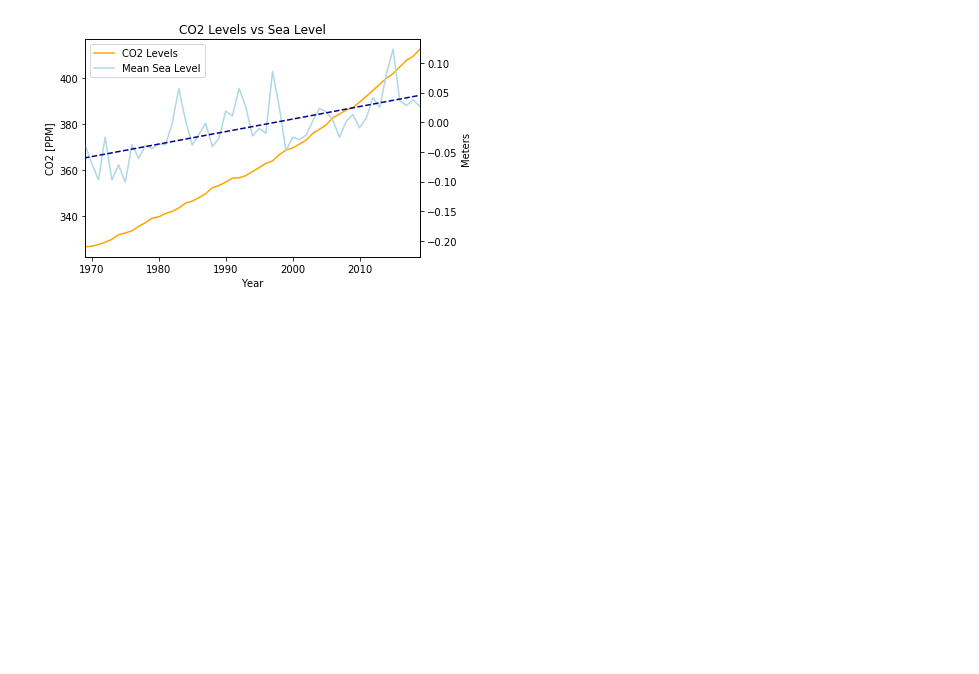
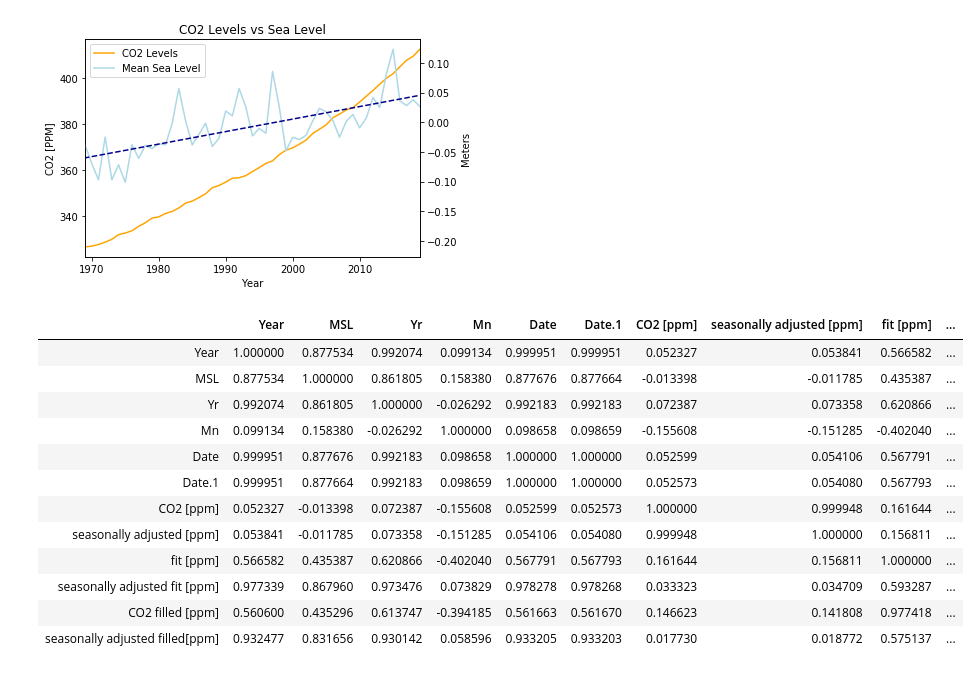
Before and after one commit to giantmagellan/sandiego-climate-analysis, a Jupyter notebook: SeaLevels.ipynb, the cells around one changed output. Saved outputs shown, nothing was run; the diff lists cells and outputs as text; code cells hidden in the pictures; blank space fills up the shorter version.

```diff
--- a/SeaLevels.ipynb
+++ b/SeaLevels.ipynb
@@ -275,14 +275,13 @@ Mean Temp (C)  0.680215       1.000000
 #alt - there is a relationship between sea level and temperature
 #reject null hypothesis; pvalue = significant, correlation = strong correlation
 # %%
-co2 = pd.read_csv('/Users/monicachao/Desktop/DatascienceBootcamp/Project1/Climate-Project-Repo/Monica/cleansamples.csv')
+co21 = pd.read_csv('/Users/monicachao/Desktop/DatascienceBootcamp/Project1/Climate-Project-Repo/Monica/cleansamples.csv')
 
 # Select Columns / Find means
-overallMean = co2['CO2 filled [ppm]'].mean()
+overallMean = co21['CO2 filled [ppm]'].mean()
 
-co2 = co2[['Yr','CO2 filled [ppm]']]
+co2 = co21[['Yr','CO2 filled [ppm]']]
 co2 = co2.groupby('Yr').mean()
 
 
 #co2.to_csv("co2cleaned.csv", encoding="utf-8", index=True)
-co2['CO2 filled [ppm]']
@@ -307,3 +288,5 @@ Name: CO2 filled [ppm], dtype: float64
+# %%
+merged2= finalcsv.join(co21)
 # %%
 # Plot sea temps vs co2 levels
 
@@ -332,3 +315,19 @@ plt.legend(lines, [line.get_label() for line in lines], loc='best')
 # %% [output]
 <matplotlib.legend.Legend at 0x...>
 [figure]
+# %%
+merged2.corr()
+# %% [output]
+|  | Year | MSL | Yr | Mn | Date | Date.1 | CO2 [ppm] | seasonally adjusted [ppm] | fit [ppm] | ... |
+| Year | 1.000000 | 0.877534 | 0.992074 | 0.099134 | 0.999951 | 0.999951 | 0.052327 | 0.053841 | 0.566582 | ... |
+| MSL | 0.877534 | 1.000000 | 0.861805 | 0.158380 | 0.877676 | 0.877664 | -0.013398 | -0.011785 | 0.435387 | ... |
+| Yr | 0.992074 | 0.861805 | 1.000000 | -0.026292 | 0.992183 | 0.992183 | 0.072387 | 0.073358 | 0.620866 | ... |
+| Mn | 0.099134 | 0.158380 | -0.026292 | 1.000000 | 0.098658 | 0.098659 | -0.155608 | -0.151285 | -0.402040 | ... |
+| Date | 0.999951 | 0.877676 | 0.992183 | 0.098658 | 1.000000 | 1.000000 | 0.052599 | 0.054106 | 0.567791 | ... |
+| Date.1 | 0.999951 | 0.877664 | 0.992183 | 0.098659 | 1.000000 | 1.000000 | 0.052573 | 0.054080 | 0.567793 | ... |
+| CO2 [ppm] | 0.052327 | -0.013398 | 0.072387 | -0.155608 | 0.052599 | 0.052573 | 1.000000 | 0.999948 | 0.161644 | ... |
+| seasonally adjusted [ppm] | 0.053841 | -0.011785 | 0.073358 | -0.151285 | 0.054106 | 0.054080 | 0.999948 | 1.000000 | 0.156811 | ... |
+| fit [ppm] | 0.566582 | 0.435387 | 0.620866 | -0.402040 | 0.567791 | 0.567793 | 0.161644 | 0.156811 | 1.000000 | ... |
+| seasonally adjusted fit [ppm] | 0.977339 | 0.867960 | 0.973476 | 0.073829 | 0.978278 | 0.978268 | 0.033323 | 0.034709 | 0.593287 | ... |
+| CO2 filled [ppm] | 0.560600 | 0.435296 | 0.613747 | -0.394185 | 0.561663 | 0.561670 | 0.146623 | 0.141808 | 0.977418 | ... |
+| seasonally adjusted filled[ppm] | 0.932477 | 0.831656 | 0.930142 | 0.058596 | 0.933205 | 0.933203 | 0.017730 | 0.018772 | 0.575137 | ... |
```
Also changed, not shown: parts of 1 cell of this notebook, 8 other files.
